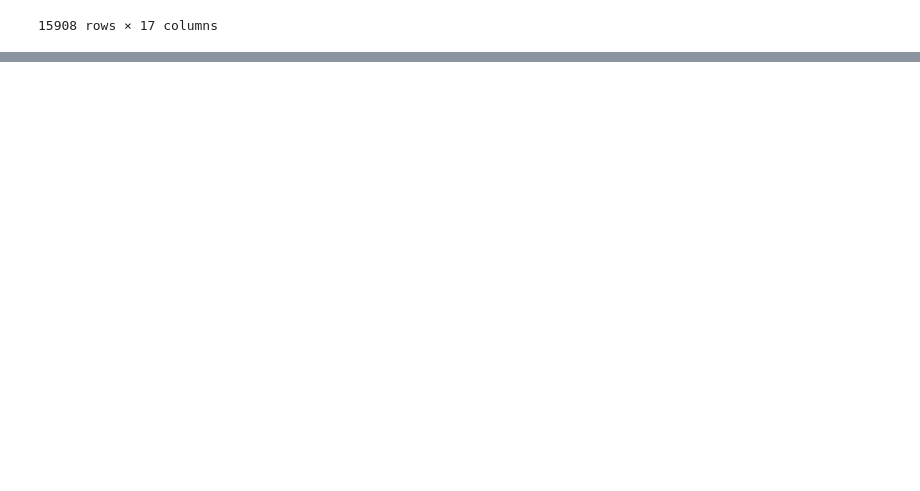
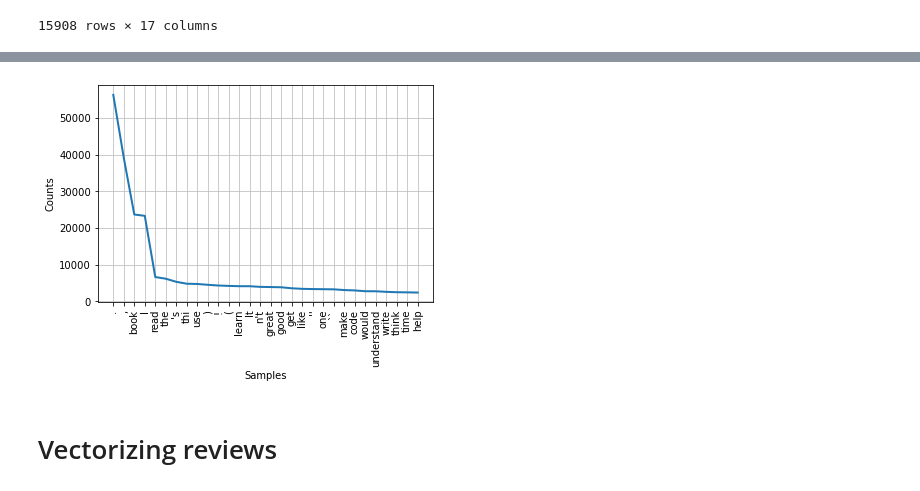
Before and after one commit to JGomez89/Project3-textmining-linearregression, a Jupyter notebook: Technique_1&2.ipynb, the cells around one changed output, grey strips where cells are left out. Drawn from its saved outputs; the diff is of its cells as text; code cells hidden in the pictures; blank space fills up the shorter version.

Commit message:
Add preprocessing functions: filter, stem, lemmatize. Updated df with new \'review processed \' column

```diff
--- a/Technique_1&2.ipynb
+++ b/Technique_1&2.ipynb
@@ -13,6 +30,8 @@ from nltk.corpus import stopwords
 # %%
+#Load csv file into pandas data frame
 df = pd.read_csv('All_Reviews.csv')
 df.pop('Unnamed: 0')
+df['review text'] = df['review text'].fillna("")
 df
 # %% [output]
 |  | filename | ranking | category | review ID | review name | reviewer's name | reviewer's profile | ... |
@@ -30,0 +87,12 @@ df
+# %%
+#Create function to lemmatize a list of words
+
+lem = WordNetLemmatizer()
+def lemmatize_text(text_list):
+    lemmatized_words=[]
+    for w in text_list:
+        lemmatized_words.append(lem.lemmatize(w,'v'))
+    return lemmatized_words
+
+lemmatized_words = lemmatize_text(filtered_text)
+print(lemmatized_words)
@@ -30,0 +101,8 @@ df
+# %%
+#Process all reviews and fill 'review processed' column
+
+df['review processed'] = np.nan
+for i in range(df.shape[0]):
+    df['review processed'][i] = lemmatize_text(stem_text(filter_text(df['review text'][i])))
+
+df
@@ -30,0 +131,25 @@ df
+# %%
+review = df['review processed'].copy()
+rating = df['review rating'].copy()
+
+# numStars = 5
+# review = review[rating==numStars]
+# rating = rating[rating==numStars]
+
+# review = review.reset_index(drop='True')
+# rating = rating.reset_index(drop='True')
+
+
+entire_wordset=[]
+for i in range(review.shape[0]):
+    entire_wordset += review[i]
+
+fdist = FreqDist(entire_wordset)
+
+# Frequency Distribution Plot of the top 30 most used words
+fdist.plot(30,cumulative=False)
+plt.show()
+# %% [output]
+[figure, added]
+# %% [markdown]
+# Vectorizing reviews
```
Also changed, not shown: parts of 8 cells of this notebook.
